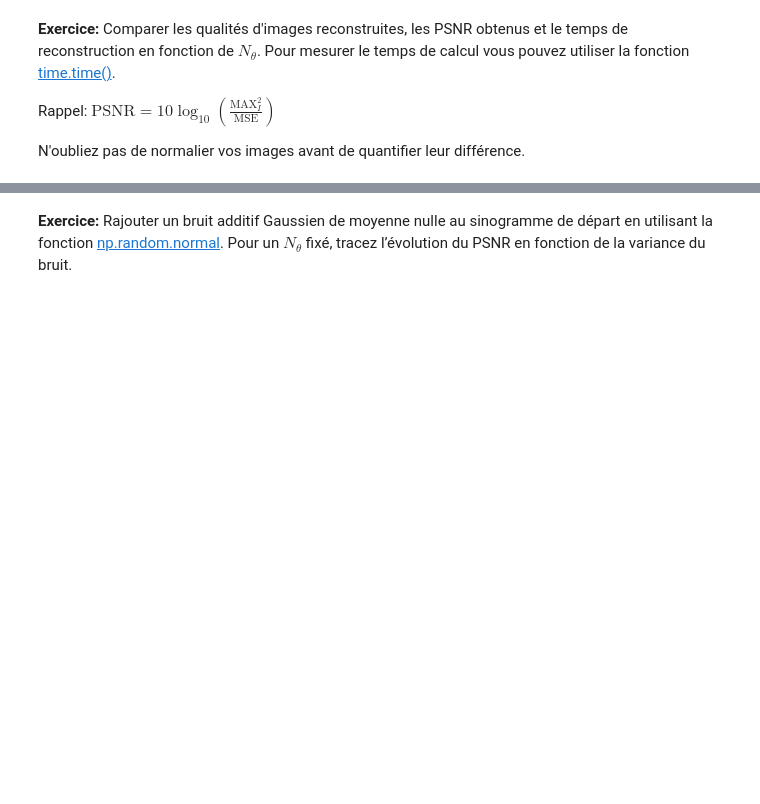
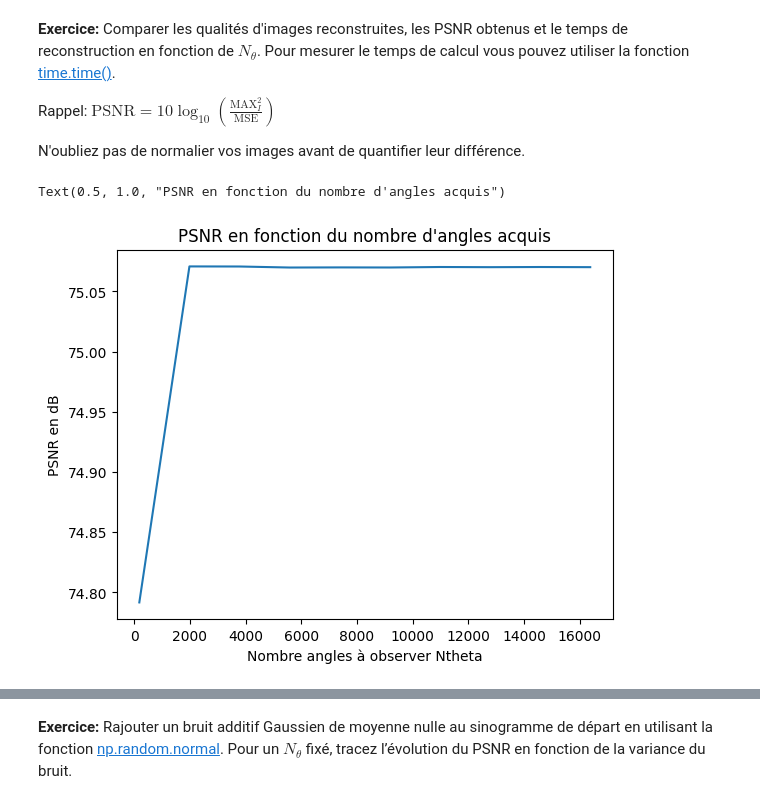
Before and after one commit to Larthur00/tomographie, a Jupyter notebook: tp_tomo.ipynb, the cells around one changed output, grey strips where cells are left out. Cells and saved outputs as stored; diff of their text form; code cells hidden in the pictures; blank space fills up the shorter version.

```diff
--- a/tp_tomo.ipynb
+++ b/tp_tomo.ipynb
@@ -254,3 +311,11 @@ plt.imshow(f_1, clim=[1,1.05], cmap=plt.cm.gray, extent=(x[0],x[-1],y[0],y[-1]),
 Rappel: $\mathrm{PSNR}= 10 \log_{10}(\frac{\mathrm{MAX}^2_I}{\mathrm{MSE}})$
 
 N'oubliez pas de normalier vos images avant de quantifier leur différence.
+# %%
+reference_norm = reference / reference.max()
+# %%
+def Calc_PSNR(f_norm, ref_norm):
+    MAX_squared = 1
+    MSE = (np.linalg.norm((f_norm-ref_norm))/(np.shape(ref_norm)[0]*np.shape(ref_norm)[1]))**2
+    valRen = 10 * np.log10(MAX_squared/MSE)
+    return valRen
@@ -256,0 +324,25 @@ N'oubliez pas de normalier vos images avant de quantifier leur différence.
+# %%
+liste_PSNR = []
+liste_ntheta = []
+liste_temps = []
+n_theta_base = 180
+
+for i in range(1, 100, 10):
+    time_start = time.process_time()
+    sinogramme, s, angles = getSinoAndSAndAngles(i*n_theta_base)
+    f_retroproj_filtre = Retroproj_filtree(s, sinogramme, reference, angles, x, y)
+    f_retroproj_filtre_norm = f_retroproj_filtre / f_retroproj_filtre.max()
+    PSNR = Calc_PSNR(f_retroproj_filtre_norm, reference_norm)
+    time_end = time.process_time()
+    liste_PSNR.append(PSNR)
+    liste_ntheta.append(i*n_theta_base)
+    liste_temps.append(time_end-time_start)
+# %%
+plt.figure()
+plt.plot(liste_ntheta, liste_PSNR)
+plt.xlabel('Nombre angles à observer Ntheta')
+plt.ylabel('PSNR en dB')
+plt.title("PSNR en fonction du nombre d'angles acquis")
+# %% [output]
+Text(0.5, 1.0, "PSNR en fonction du nombre d'angles acquis")
+[figure, added]
```
Also changed, not shown: parts of 45 cells of this notebook.
